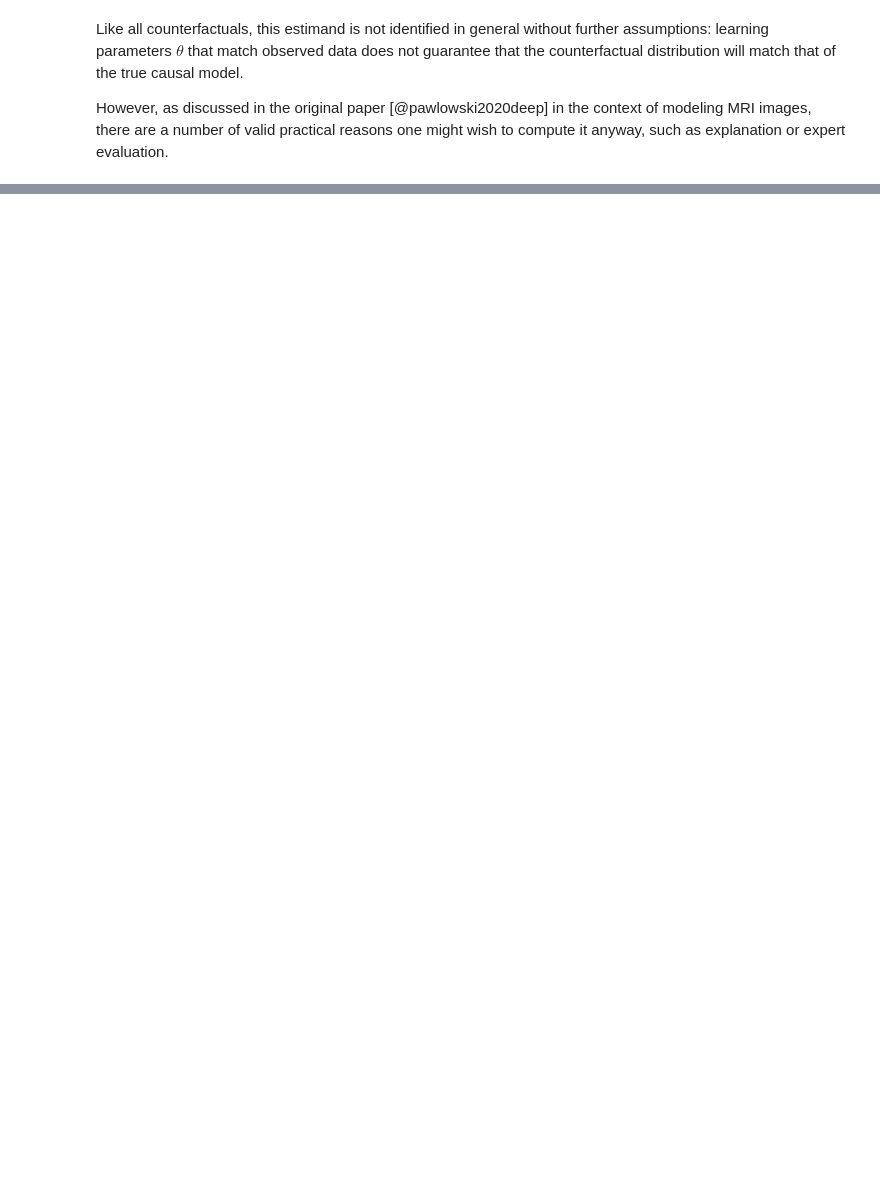
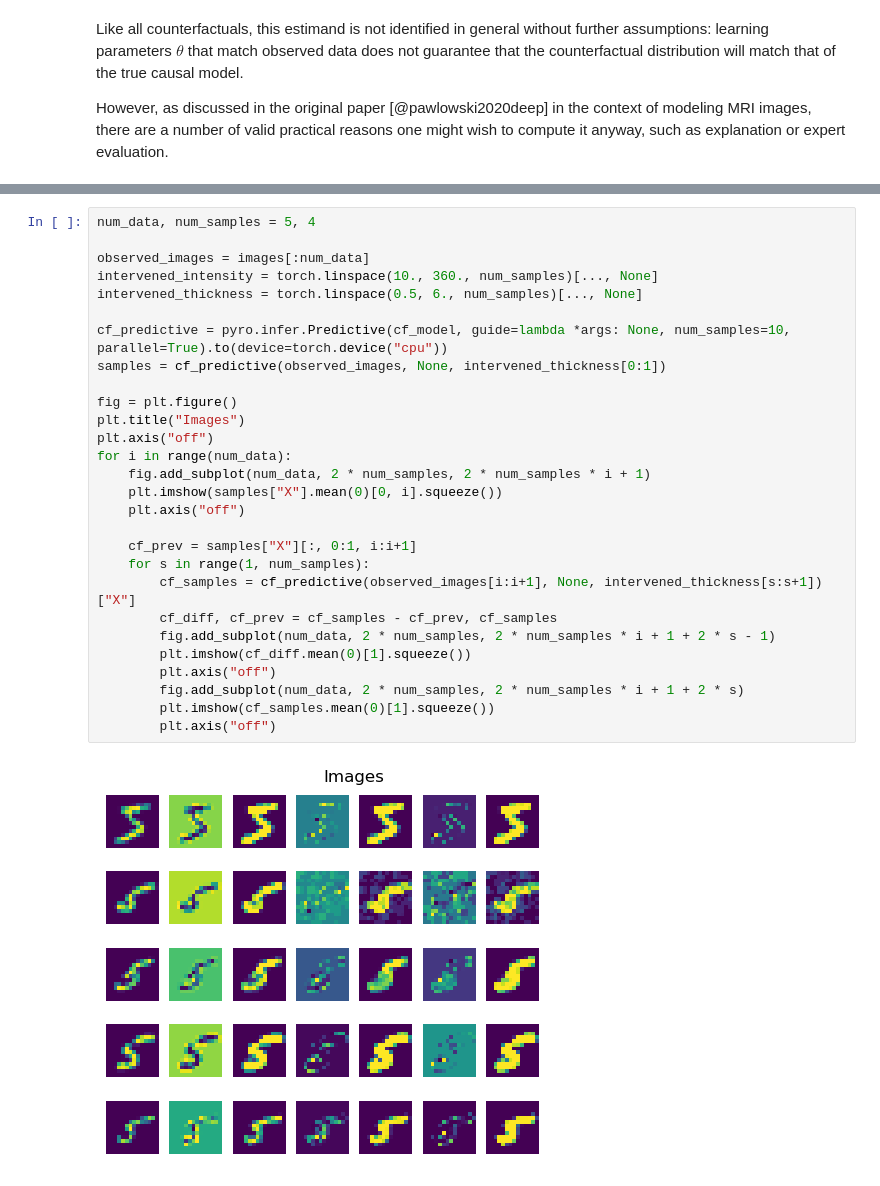
Before and after one commit to BasisResearch/chirho, a Jupyter notebook: docs/source/deepscm.ipynb, the cells around one changed output, grey strips where cells are left out. Cells and saved outputs as stored; diff of their text form; blank space fills up the shorter version.

```diff
--- a/docs/source/deepscm.ipynb
+++ b/docs/source/deepscm.ipynb
@@ -739,0 +710,30 @@ for i in range(num_data):
+# %%
+num_data, num_samples = 5, 4
+
+observed_images = images[:num_data]
+intervened_intensity = torch.linspace(10., 360., num_samples)[..., None]
+intervened_thickness = torch.linspace(0.5, 6., num_samples)[..., None]
+
+cf_predictive = pyro.infer.Predictive(cf_model, guide=lambda *args: None, num_samples=10, parallel=True).to(device=torch.device("cpu"))
+samples = cf_predictive(observed_images, None, intervened_thickness[0:1])
+
+fig = plt.figure()
+plt.title("Images")
+plt.axis("off")
+for i in range(num_data):
+    fig.add_subplot(num_data, 2 * num_samples, 2 * num_samples * i + 1)
+    plt.imshow(samples["X"].mean(0)[0, i].squeeze())
+    plt.axis("off")
+
+    cf_prev = samples["X"][:, 0:1, i:i+1]
+    for s in range(1, num_samples):
+        cf_samples = cf_predictive(observed_images[i:i+1], None, intervened_thickness[s:s+1])["X"]
+        cf_diff, cf_prev = cf_samples - cf_prev, cf_samples
+        fig.add_subplot(num_data, 2 * num_samples, 2 * num_samples * i + 1 + 2 * s - 1)
+        plt.imshow(cf_diff.mean(0)[1].squeeze())
+        plt.axis("off")
+        fig.add_subplot(num_data, 2 * num_samples, 2 * num_samples * i + 1 + 2 * s)
+        plt.imshow(cf_samples.mean(0)[1].squeeze())
+        plt.axis("off")
+# %% [output]
+[figure, added]
```
Also changed, not shown: parts of 9 cells of this notebook.
